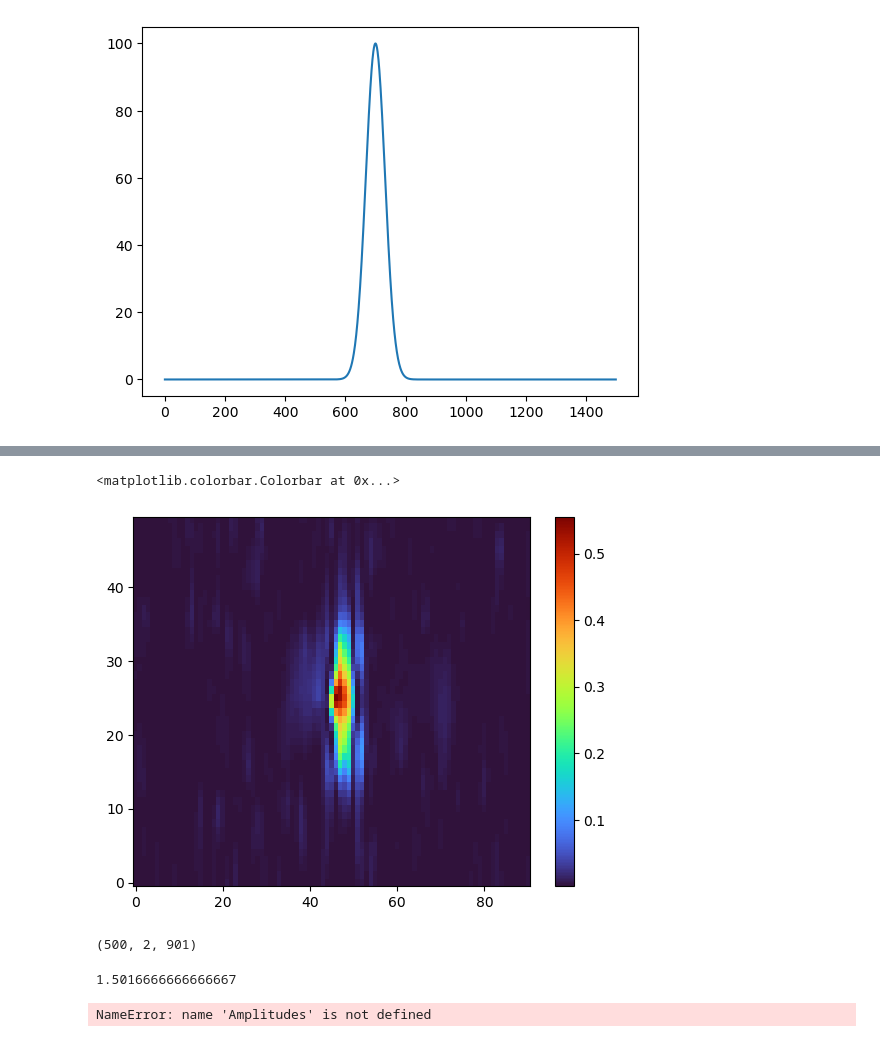
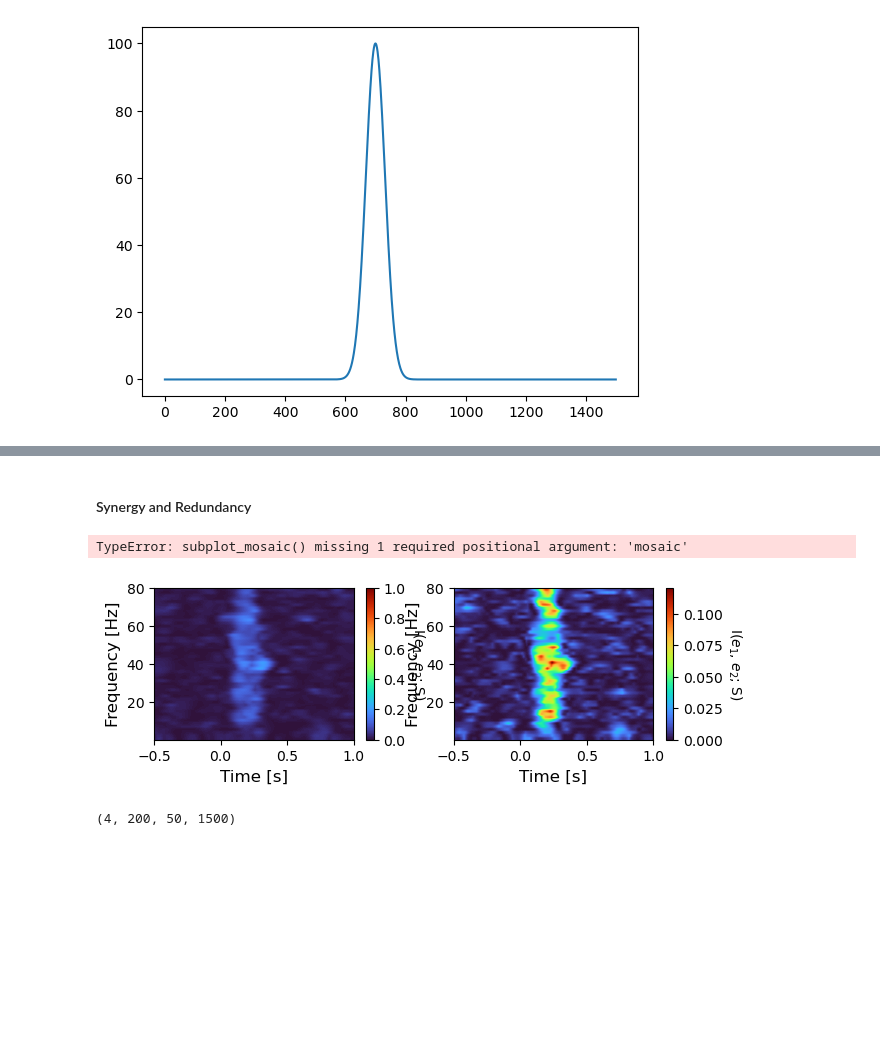
Before and after one commit to ViniciusLima94/phase_amplitude_encoding, a Jupyter notebook: notebooks/Figure2.ipynb, the cells around one changed output, grey strips where cells are left out. Cells and saved outputs as stored; diff of their text form; code cells hidden in the pictures; blank space fills up the shorter version.

```diff
--- a/notebooks/Figure2.ipynb
+++ b/notebooks/Figure2.ipynb
@@ -258,14 +140,58 @@ MI_PHI = mi_fcn_time_frequency(z.real[None], labels[None], False, True)
-# %%
-plt.imshow(MI_PHI, aspect="auto", origin="lower", cmap="turbo")
-plt.colorbar()
-# %% [output]
-<matplotlib.colorbar.Colorbar at 0x...>
-[figure, removed]
+# %% [markdown]
+#### Synergy and Redundancy
+# %%
+dphi1 = jnp.stack((e1.real, e1.imag))
+dphi2 = jnp.stack((e2.real, e2.imag))
+dphi12 = jnp.stack((e1.real, e1.imag, e2.real, e2.imag))
+# %%
+mi1 = mi_fcn_time_frequency(dphi1, labels[None], False, False)
+mi2 = mi_fcn_time_frequency(dphi2, labels[None], False, False)
+mi12 = mi_fcn_time_frequency(dphi12, labels[None], False, False)
+# %%
+red = mi12 - np.minimum(mi1, mi2)
+syn = mi12 - np.maximum(mi1, mi2)
+# %%
+plt.figure(figsize=(18 / 2.54, 5 / 2.54))
+
+plt.subplot(121)
+
+plt.imshow(
+    red,
+    aspect="auto",
+    origin="lower",
+    cmap="turbo",
+    extent=[-0.5, 1, 0.1, 80],
+    vmin=0,
+    vmax=1
+)
+cbar = plt.colorbar()
+cbar.set_label(r"I($e_1$, $e_2$; S)", rotation=270, labelpad=15)
+
+plt.xlabel("Time [s]", fontsize=12)
+plt.ylabel("Frequency [Hz]", fontsize=12)
+
+plt.subplot(122)
+
+plt.imshow(
+    syn,
+    aspect="auto",
+    origin="lower",
+    cmap="turbo",
+    extent=[-0.5, 1, 0.1, 80],
+    vmin=0,
+    #vmax=1
+)
+cbar = plt.colorbar()
+cbar.set_label(r"I($e_1$, $e_2$; S)", rotation=270, labelpad=15)
+
+plt.xlabel("Time [s]", fontsize=12)
+plt.ylabel("Frequency [Hz]", fontsize=12)
+
+plt.subplots_adjust(hspace=.3)
+# %% [output]
+TypeError: subplot_mosaic() missing 1 required positional argument: 'mosaic'
+[figure, added]
 # %%
-data2.shape
+dphi.shape
 # %% [output]
-(500, 2, 901)
+(4, 200, 50, 1500)
-# %%
-901 / 600
-# %% [output]
-1.5016666666666667
@@ -334,7 +197,0 @@ def kuramoto_delays_run_timevar(C, f, fs, icoup, K, npoints):
-# %%
-data += [
-    kuramoto_delays_run_timevar(A, 40, 600, coupling * Amplitudes[trial], 10, T)
-    for trial in tqdm(range(ntrials))
-]
-# %% [output]
-NameError: name 'Amplitudes' is not defined
```
Also changed, not shown: parts of 20 cells of this notebook, 2 other files.
